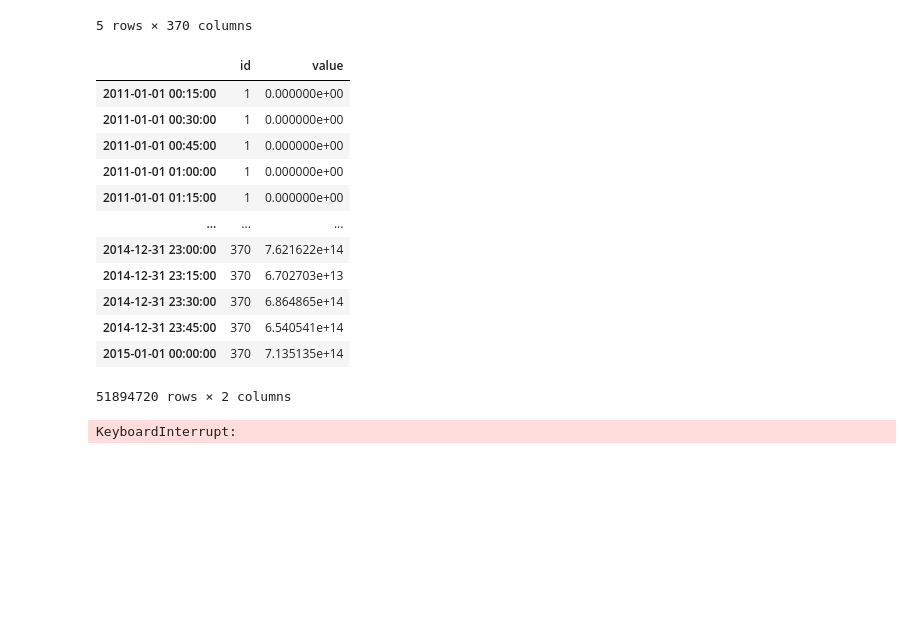
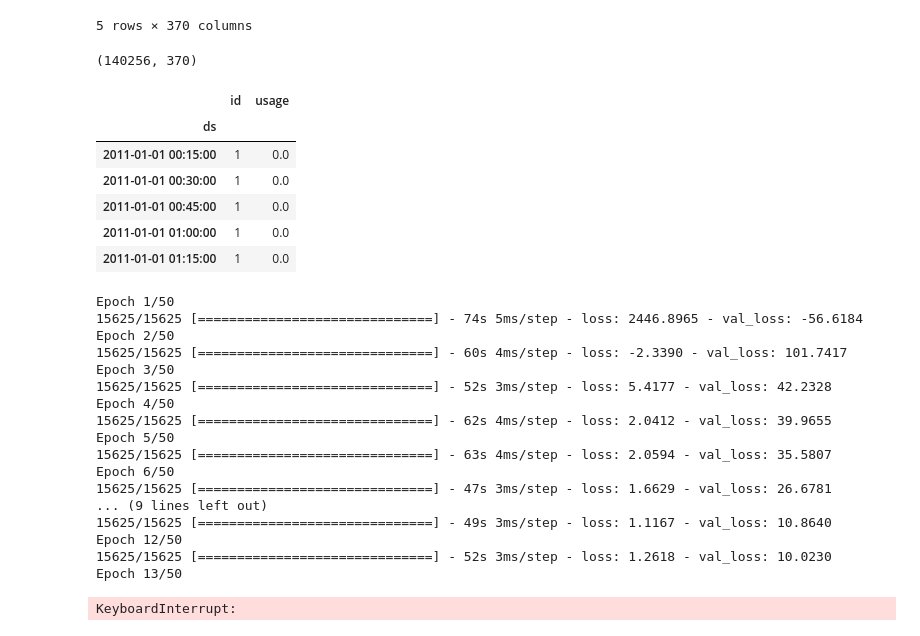
Before and after one commit to dantegates/keras-prophet, a Jupyter notebook: Untitled.ipynb, the cells around one changed output. Cells and saved outputs as stored; diff of their text form; code cells hidden in the pictures; blank space fills up the shorter version.

```diff
--- a/Untitled.ipynb
+++ b/Untitled.ipynb
@@ -12,21 +15,21 @@ df.head()
 | 2011-01-01 01:00:00 | 0 | 0 | 0 | 0 | 0 | 0 | 0 | 0 | 0 | 0 | ... | ... |
 | 2011-01-01 01:15:00 | 0 | 0 | 0 | 0 | 0 | 0 | 0 | 0 | 0 | 0 | ... | ... |
 5 rows × 370 columns
+# %%
+df.shape
+# %% [output]
+(140256, 370)
+# %%
+df.index.rename('ds', inplace=True)
 # %%
 df.columns = [int(c.split('_')[-1]) for c in df.columns]
-df = df.melt(ignore_index=False, value_vars=df.columns, var_name='id')
-df
+df = df.melt(ignore_index=False, value_vars=df.columns, var_name='id', value_name='usage')
+df.head()
 # %% [output]
-|  | id | value |
-| 2011-01-01 00:15:00 | 1 | 0.000000e+00 |
-| 2011-01-01 00:30:00 | 1 | 0.000000e+00 |
-| 2011-01-01 00:45:00 | 1 | 0.000000e+00 |
-| 2011-01-01 01:00:00 | 1 | 0.000000e+00 |
-| 2011-01-01 01:15:00 | 1 | 0.000000e+00 |
-| ... | ... | ... |
-| 2014-12-31 23:00:00 | 370 | 7.621622e+14 |
-| 2014-12-31 23:15:00 | 370 | 6.702703e+13 |
-| 2014-12-31 23:30:00 | 370 | 6.864865e+14 |
-| 2014-12-31 23:45:00 | 370 | 6.540541e+14 |
-| 2015-01-01 00:00:00 | 370 | 7.135135e+14 |
+|  | id | usage |
+| ds |  |  |
+| 2011-01-01 00:15:00 | 1 | 0.0 |
+| 2011-01-01 00:30:00 | 1 | 0.0 |
+| 2011-01-01 00:45:00 | 1 | 0.0 |
+| 2011-01-01 01:00:00 | 1 | 0.0 |
+| 2011-01-01 01:15:00 | 1 | 0.0 |
-51894720 rows × 2 columns
@@ -89,7 +129,0 @@ model.compile(loss='mse', optimizer='adam')
-# %%
-model.fit(
-    df[['id', 't']].to_dict('series'),
-    np.log10(df.value)
-)
-# %% [output]
-KeyboardInterrupt:
@@ -95,0 +189,29 @@ KeyboardInterrupt:
+# %%
+train_sample = df_train.sample(500_000, weights=df_train.scaling_factor)
+
+model.fit(
+    train_sample[['id', 't', 'scaling_factor']].to_dict('series'),
+    train_sample.usage,
+    batch_size=32,
+    epochs=50,
+    validation_data=(df_test[['id', 't', 'scaling_factor']].to_dict('series'), df_test.usage)
+)
+# %% [output]
+Epoch 1/50
+15625/15625 [==============================] - 74s 5ms/step - loss: 2446.8965 - val_loss: -56.6184
+Epoch 2/50
+15625/15625 [==============================] - 60s 4ms/step - loss: -2.3390 - val_loss: 101.7417
+Epoch 3/50
+15625/15625 [==============================] - 52s 3ms/step - loss: 5.4177 - val_loss: 42.2328
+Epoch 4/50
+15625/15625 [==============================] - 62s 4ms/step - loss: 2.0412 - val_loss: 39.9655
+Epoch 5/50
+15625/15625 [==============================] - 63s 4ms/step - loss: 2.0594 - val_loss: 35.5807
+Epoch 6/50
+15625/15625 [==============================] - 47s 3ms/step - loss: 1.6629 - val_loss: 26.6781
+... (9 lines left out)
+15625/15625 [==============================] - 49s 3ms/step - loss: 1.1167 - val_loss: 10.8640
+Epoch 12/50
+15625/15625 [==============================] - 52s 3ms/step - loss: 1.2618 - val_loss: 10.0230
+Epoch 13/50
+KeyboardInterrupt:
```
Also changed, not shown: parts of 17 cells of this notebook.
